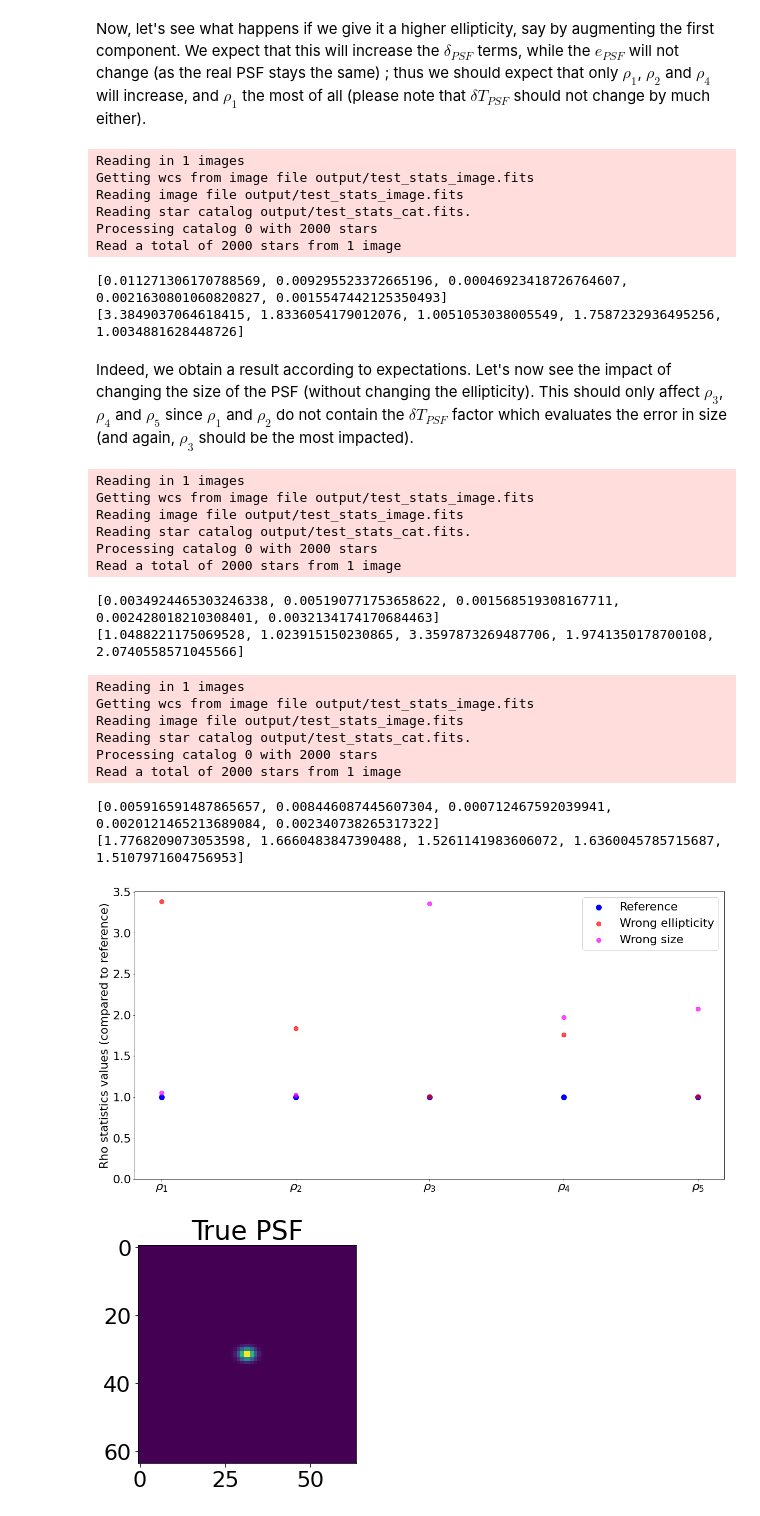
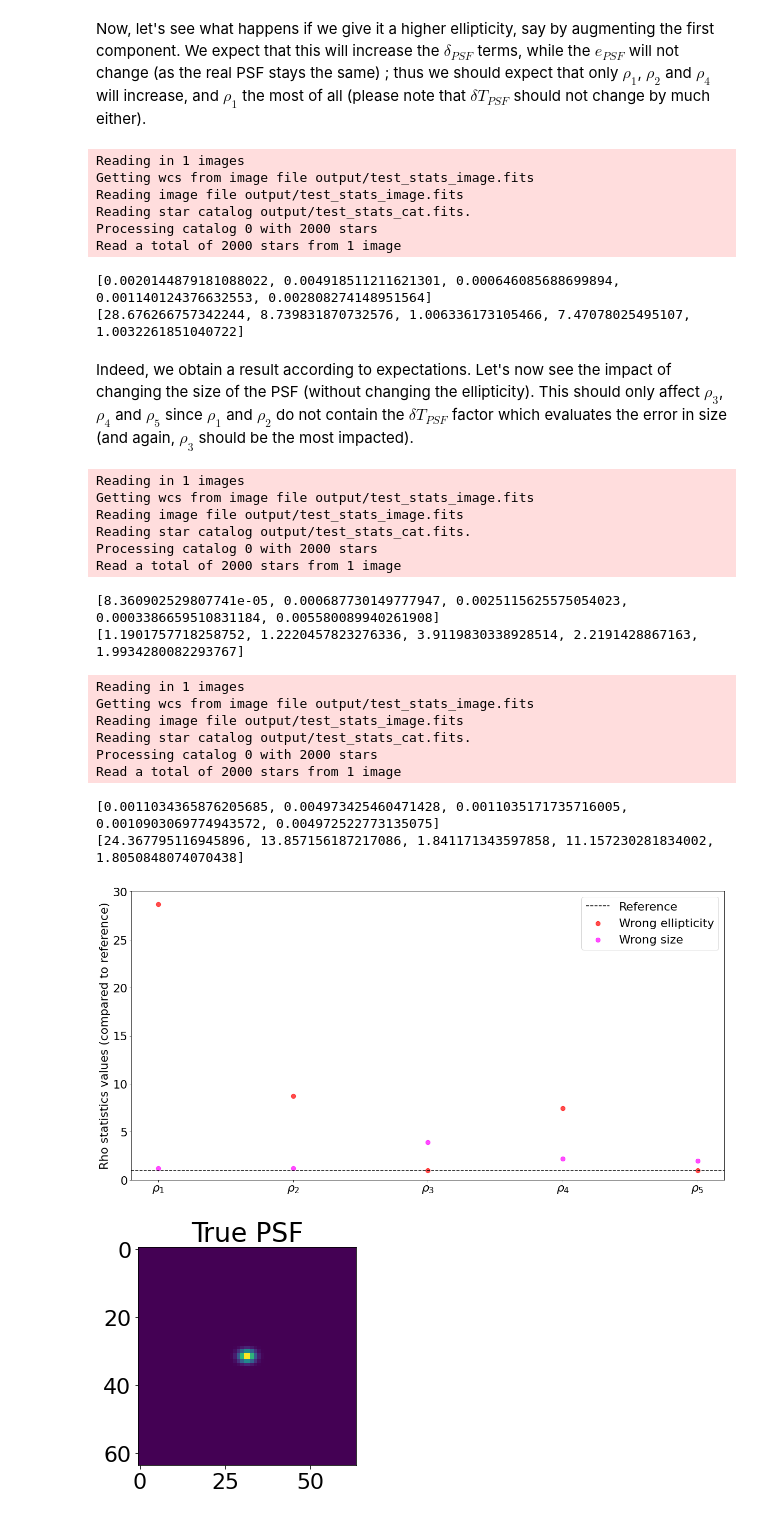
Before and after one commit to CosmoStat/Shear-and-PSF-Reading-Group, a Jupyter notebook: shearbook/psf/rho-statistics.ipynb, the cells around one changed output. Cells and saved outputs as stored; diff of their text form; code cells hidden in the pictures.

```diff
--- a/shearbook/psf/rho-statistics.ipynb
+++ b/shearbook/psf/rho-statistics.ipynb
@@ -222,7 +222,7 @@ def compute_rho_stats_mean(sigma,g1,g2,du,dv,flux,plot=False):
 # %% [markdown]
 First, let's compute the rho statistics with a reference PSF (slightly different from the original graph so as to get a cleaner plot.
 # %%
-sigma = 1.6
+sigma = 0.16
 g1 = 0.15
 g2 = -0
 du = 0.  # in arcsec
@@ -242,7 +242,7 @@ Read a total of 2000 stars from 1 image
 # %% [markdown]
 Now, let's see what happens if we give it a higher ellipticity, say by augmenting the first component. We expect that this will increase the $\delta_{PSF}$ terms, while the $e_{PSF}$ will not change (as the real PSF stays the same) ; thus we should expect that only $\rho_1$, $\rho_2$ and $\rho_4$ will increase, and $\rho_1$ the most of all  (please note that $\delta T_{PSF}$ should not change by much either).
 # %%
-sigma = 1.6
+sigma = 0.16
 g1 = 0.2
 g2 = -0
 du = 0.  # in arcsec
@@ -258,12 +258,12 @@ Reading image file output/test_stats_image.fits
 Reading star catalog output/test_stats_cat.fits.
 Processing catalog 0 with 2000 stars
 Read a total of 2000 stars from 1 image
-[0.011271306170788569, 0.009295523372665196, 0.00046923418726764607, 0.0021630801060820827, 0.0015547442125350493]
-[3.3849037064618415, 1.8336054179012076, 1.0051053038005549, 1.7587232936495256, 1.0034881628448726]
+[0.0020144879181088022, 0.004918511211621301, 0.000646085688699894, 0.001140124376632553, 0.002808274148951564]
+[28.676266757342244, 8.739831870732576, 1.006336173105466, 7.47078025495107, 1.0032261851040722]
 # %% [markdown]
 Indeed, we obtain a result according to expectations. Let's now see the impact of changing the size of the PSF (without changing the ellipticity). This should only affect $\rho_3$, $\rho_4$ and $\rho_5$ since $\rho_1$ and $\rho_2$ do not contain the $\delta T_{PSF}$ factor which evaluates the error in size (and again, $\rho_3$ should be the most impacted).
 # %%
-sigma = 1.9
+sigma = 0.19
 g1 = 0.15
 g2 = -0
 du = 0.  # in arcsec
@@ -279,16 +279,16 @@ Reading image file output/test_stats_image.fits
 Reading star catalog output/test_stats_cat.fits.
 Processing catalog 0 with 2000 stars
 Read a total of 2000 stars from 1 image
-[0.0034924465303246338, 0.005190771753658622, 0.001568519308167711, 0.002428018210308401, 0.0032134174170684463]
-[1.0488221175069528, 1.023915150230865, 3.3597873269487706, 1.9741350178700108, 2.0740558571045566]
+[8.360902529807741e-05, 0.000687730149777947, 0.0025115625575054023, 0.0003386659510831184, 0.005580089940261908]
+[1.1901757718258752, 1.2220457823276336, 3.9119830338928514, 2.2191428867163, 1.9934280082293767]
 # %%
 setup(g1=0.2,stamp_size=stamp_size,n_stars=n_stars,point_array=point_array)
-sigma = 1.6
-g1 = 0.2
+sigma = 0.16
+g1 = 0.15
 g2 = 0
 du = 0.  # in arcsec
 dv = 0.
-flux = 123.45
+flux = 123.45*1.4
 high_true_ellipticity_rho_stats = compute_rho_stats_mean(sigma,g1,g2,du,dv,flux,plot=False)
 print(high_true_ellipticity_rho_stats)
 print([high_true_ellipticity_rho_stats[i]/ref_rho_stats[i] for i in range(5)])
@@ -299,20 +299,21 @@ Reading image file output/test_stats_image.fits
 Reading star catalog output/test_stats_cat.fits.
 Processing catalog 0 with 2000 stars
 Read a total of 2000 stars from 1 image
-[0.005916591487865657, 0.008446087445607304, 0.000712467592039941, 0.0020121465213689084, 0.002340738265317322]
-[1.7768209073053598, 1.6660483847390488, 1.5261141983606072, 1.6360045785715687, 1.5107971604756953]
+[0.0011034365876205685, 0.004973425460471428, 0.0011035171735716005, 0.0010903069774943572, 0.004972522773135075]
+[24.367795116945896, 13.857156187217086, 1.841171343597858, 11.157230281834002, 1.8050848074070438]
 # %%
 x = [r"$\rho_1$",r"$\rho_2$",r"$\rho_3$",r"$\rho_4$",r"$\rho_5$"]
 plt.figure(figsize=(20,10))
-plt.scatter(x,[1.0 for i in range(5)],marker="o",s=100,color="blue",label="Reference")
+plt.axhline(1,color="black",linestyle="--",label="Reference")
+#plt.scatter(x,[1.0 for i in range(5)],marker="o",s=100,color="blue",label="Reference")
 plt.scatter(x,[high_ellipticity_rho_stats[i]/ref_rho_stats[i] for i in range(5)],marker="o",s=70,color="red",label="Wrong ellipticity",alpha=0.7)
 plt.scatter(x,[high_size_rho_stats[i]/ref_rho_stats[i] for i in range(5)],marker="o",s=70,color="magenta",label="Wrong size",alpha=0.7)
 plt.ylabel("Rho statistics values (compared to reference)")
 plt.ylim(0)
 plt.legend()
 plt.show()
 # %% [output]
-[figure, old version]
+[figure, new version]
 # %%
 sigma = 1.3
 g1 = 0.15
```
Also changed, not shown: parts of 4 cells of this notebook.
